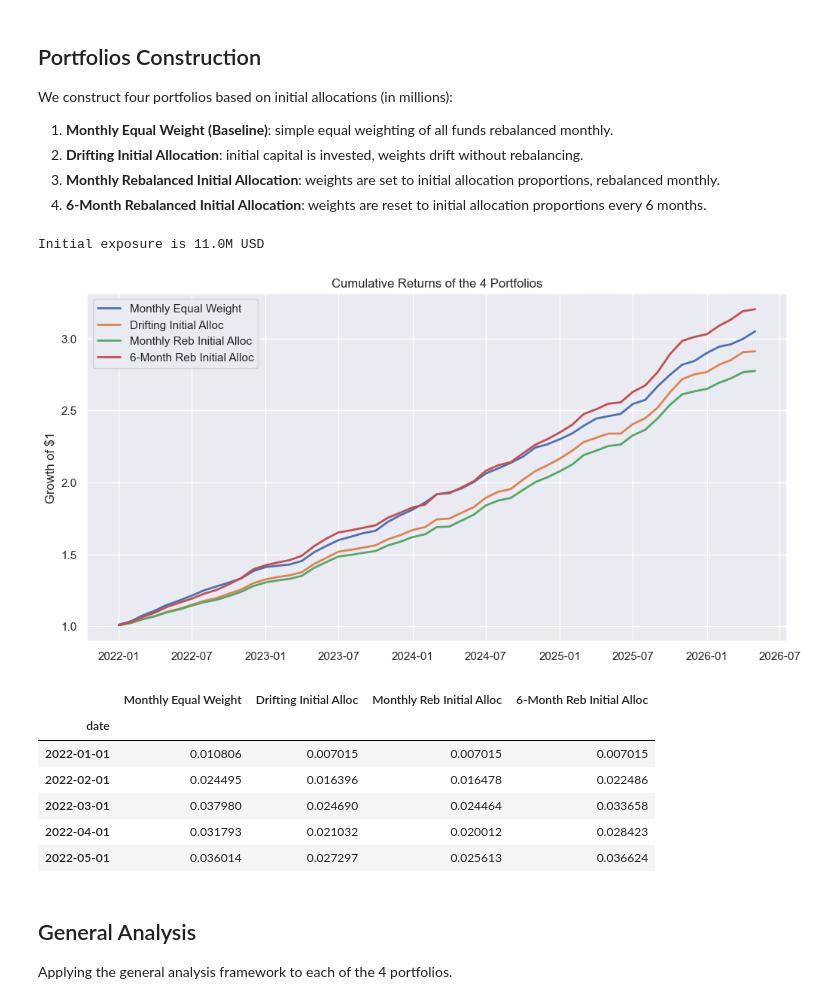
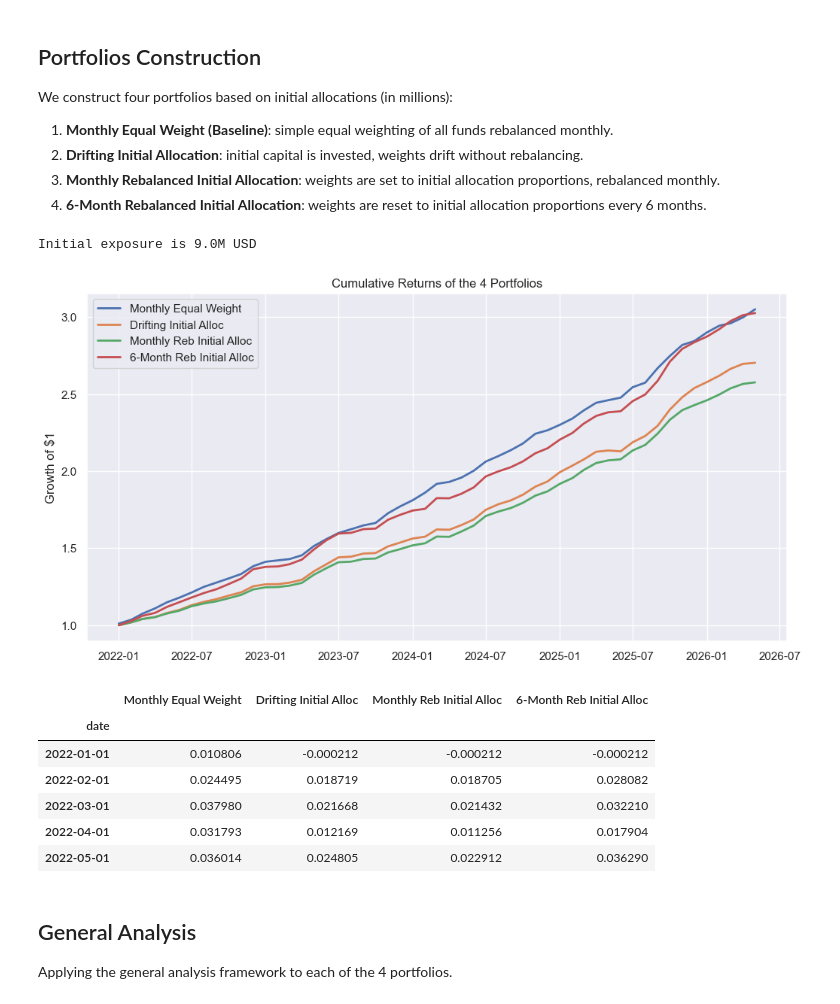
Before and after one commit to arthurdhonneur7/athenee_hf_portfolio, a Jupyter notebook: target_pflio.ipynb, the cells around one changed output. Drawn from its saved outputs; the diff is of its cells as text; code cells hidden in the pictures.

```diff
--- a/target_pflio.ipynb
+++ b/target_pflio.ipynb
@@ -374,7 +374,7 @@ We construct four portfolios based on initial allocations (in millions):
 # %%
 # Initial capital allocation per fund (in millions)
 allocations = {
-    'quanstream': 1,
+    # 'quanstream': 1,
     'm1': 1,
     'vadantia': 1.0,
     # 'enko': 1.0,
@@ -386,7 +386,7 @@ allocations = {
     # 'edge_capital': 1.0
     '26_miles': 1.0,
     'adar1':1,
-    'coban_clarion_multi_asset': 1,
+    # 'coban_clarion_multi_asset': 1,
     # 'coban_pod_1': 1,
     # 'coban_orca': 1
 }
@@ -426,42 +426,42 @@ for i in range(len(df_funds)):
         current_weights = w_init.copy()
     else:
         # drift the weights
         current_weights = current_weights * (1 + df_funds.iloc[i])
         current_weights = current_weights / current_weights.sum()
 
 returns_6m_series = pd.Series(returns_6m, index=df_funds.index)
 
 # Combine all portfolios
 portfolios_df = pd.DataFrame({
     'Monthly Equal Weight': eq_portfolio_return,
     'Drifting Initial Alloc': drifting_return,
     'Monthly Reb Initial Alloc': monthly_reb_return,
     '6-Month Reb Initial Alloc': returns_6m_series
 })
 
 portfolios_df.dropna(inplace=True)
 
 # Plot cumulative returns of the portfolios
 cum_portfolios = (1 + portfolios_df).cumprod()
 plt.figure(figsize=(12, 6))
 for col in cum_portfolios.columns:
     plt.plot(cum_portfolios.index, cum_portfolios[col], label=col, linewidth=2)
 plt.title('Cumulative Returns of the 4 Portfolios')
 plt.ylabel('Growth of $1')
 plt.legend()
 plt.show()
 
 portfolios_df.head()
 # %% [output]
-Initial exposure is 11.0M USD
+Initial exposure is 9.0M USD
-[figure, old version]
+[figure, new version]
 |  | Monthly Equal Weight | Drifting Initial Alloc | Monthly Reb Initial Alloc | 6-Month Reb Initial Alloc |
 | date |  |  |  |  |
-| 2022-01-01 | 0.010806 | 0.007015 | 0.007015 | 0.007015 |
-| 2022-02-01 | 0.024495 | 0.016396 | 0.016478 | 0.022486 |
-| 2022-03-01 | 0.037980 | 0.024690 | 0.024464 | 0.033658 |
-| 2022-04-01 | 0.031793 | 0.021032 | 0.020012 | 0.028423 |
-| 2022-05-01 | 0.036014 | 0.027297 | 0.025613 | 0.036624 |
+| 2022-01-01 | 0.010806 | -0.000212 | -0.000212 | -0.000212 |
+| 2022-02-01 | 0.024495 | 0.018719 | 0.018705 | 0.028082 |
+| 2022-03-01 | 0.037980 | 0.021668 | 0.021432 | 0.032210 |
+| 2022-04-01 | 0.031793 | 0.012169 | 0.011256 | 0.017904 |
+| 2022-05-01 | 0.036014 | 0.024805 | 0.022912 | 0.036290 |
 # %% [markdown]
 ## General Analysis
 
```
Also changed, not shown: parts of 1 cell of this notebook, 14 other files.
